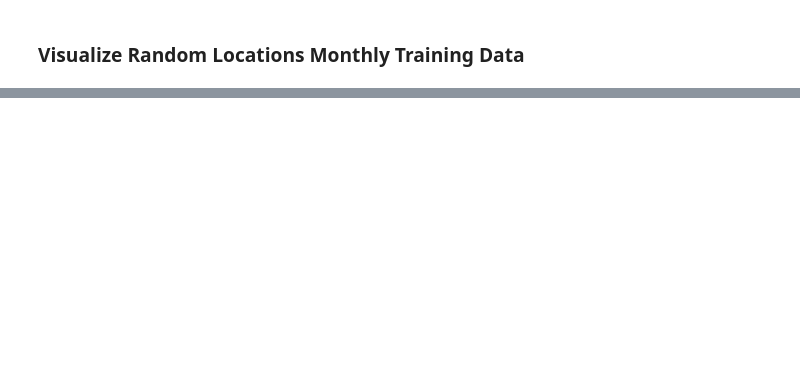
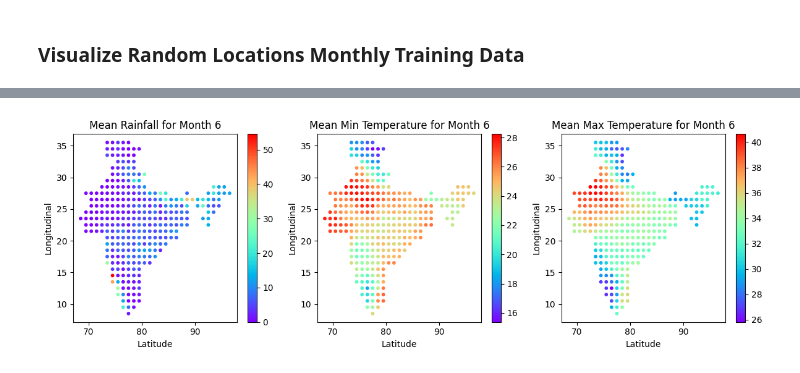
Before and after one commit to Zod420/Project_01, a Jupyter notebook: notebooks/01_Data_Processing.ipynb, the cells around one changed output, grey strips where cells are left out. Cells and saved outputs as stored; diff of their text form; code cells hidden in the pictures; blank space fills up the shorter version.

```diff
--- a/notebooks/01_Data_Processing.ipynb
+++ b/notebooks/01_Data_Processing.ipynb
@@ -332,0 +423,37 @@ plot_monthly(df, 299)
+# %%
+# Function Scatter Plot
+def scatter_plot(df, monthID):
+    df = df[df.monthID == monthID]
+    lat = [float(i.replace('(','').replace(')', '').split(',')[0]) for i in df.pos]
+    lon = [float(i.replace('(','').replace(')', '').split(',')[1]) for i in df.pos]
+
+    plt.figure(figsize=(12,4))
+    plt.subplot(1, 3, 1)
+    plt.scatter(lon, lat, c=df['rain_mean'], cmap='rainbow', s=10)
+    plt.colorbar()
+    plt.xlabel("Latitude")
+    plt.ylabel("Longitudinal")
+    plt.title("Mean Rainfall for Month " + str(monthID))
+
+    plt.subplot(1, 3, 2)
+    plt.scatter(lon, lat, c=df['tmin_mean'], cmap='rainbow', s=10)
+    plt.colorbar()
+    plt.xlabel("Latitude")
+    plt.ylabel("Longitudinal")
+    plt.title("Mean Min Temperature for Month " + str(monthID))
+
+    plt.subplot(1, 3, 3)
+    plt.scatter(lon, lat, c=df['tmax_mean'], cmap='rainbow', s=10)
+    plt.colorbar()
+    plt.xlabel("Latitude")
+    plt.ylabel("Longitudinal")
+    plt.title("Mean Max Temperature for Month " + str(monthID))
+
+    plt.tight_layout()
+    plt.show()
+
+# MAIN CODE
+df = read_csv(os.path.join(configDatabase['dir']['dataProcess'], configDatabase['file']['train02']), compression='gzip')
+scatter_plot(df, 6)
+# %% [output]
+[figure, added]
```
Also changed, not shown: parts of 7 cells of this notebook, 12 other files.
